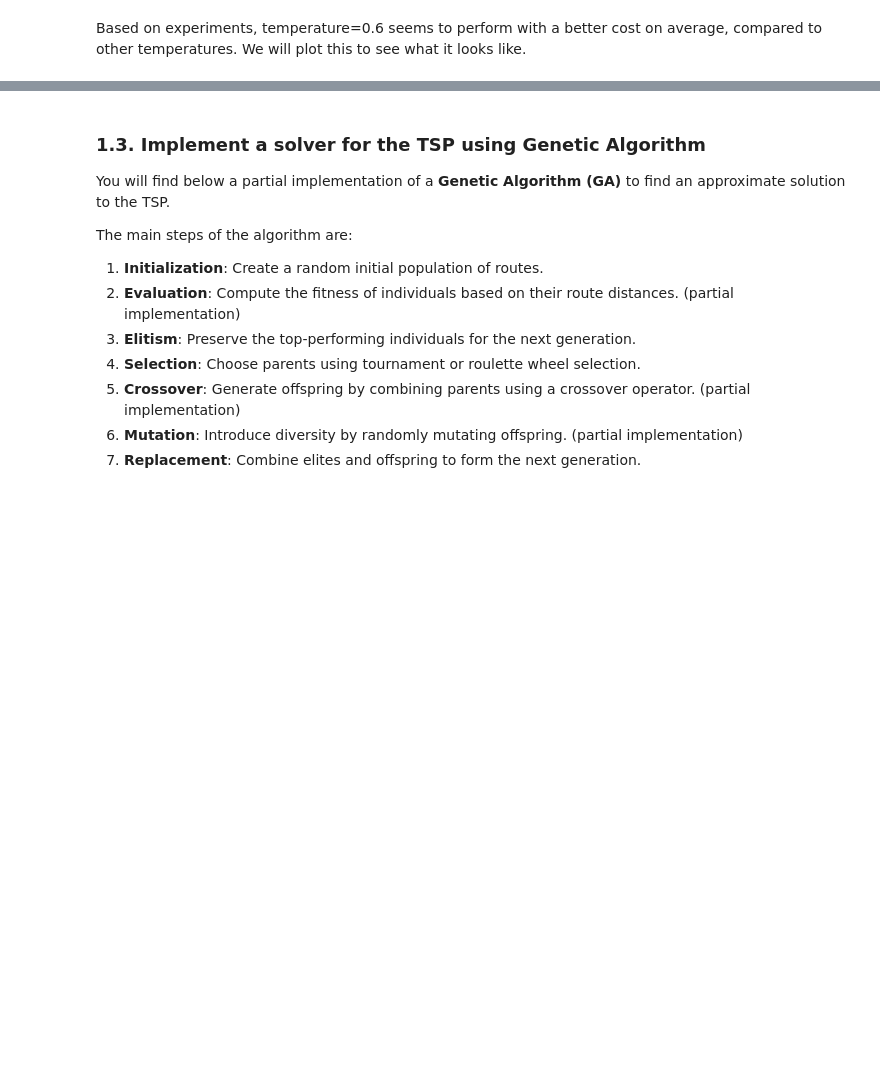
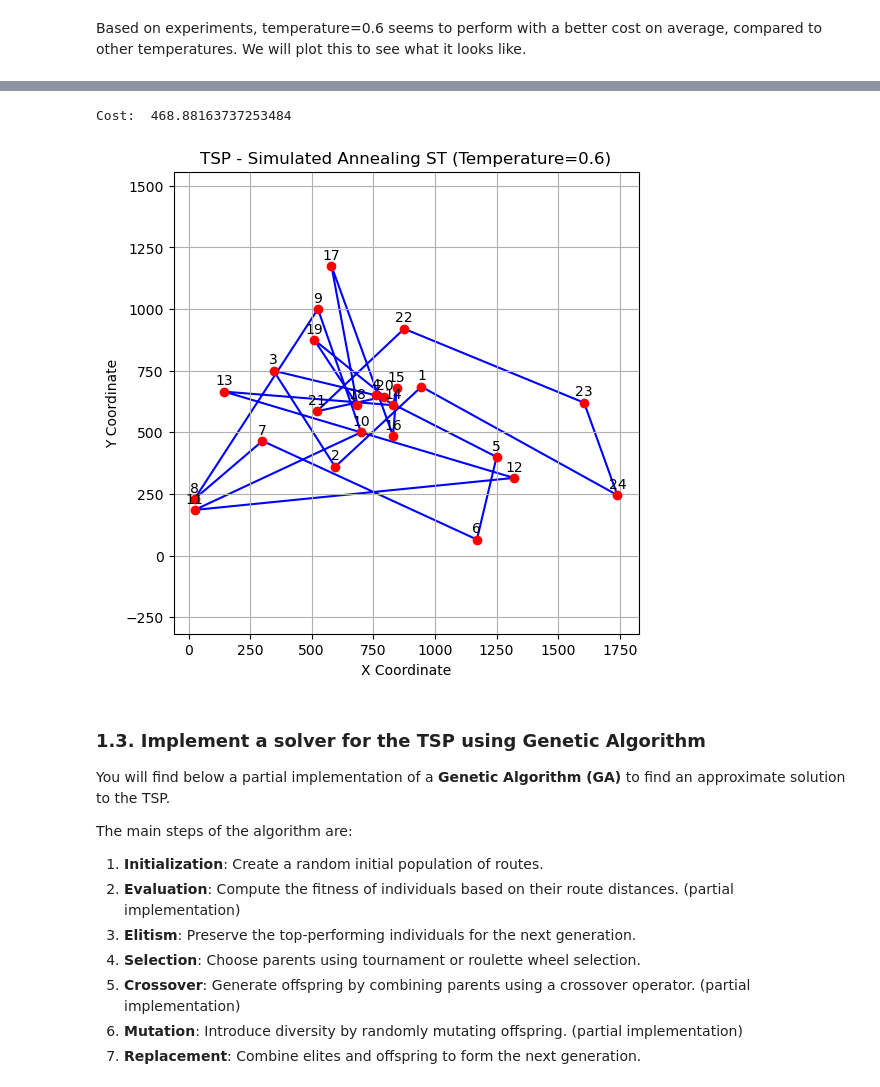
Before and after one commit to rennylee/TSP, a Jupyter notebook: csi4106_f24_a4_template.ipynb, the cells around one changed output, grey strips where cells are left out. Cells and saved outputs as stored; diff of their text form; code cells hidden in the pictures; blank space fills up the shorter version.

```diff
--- a/csi4106_f24_a4_template.ipynb
+++ b/csi4106_f24_a4_template.ipynb
@@ -691,3 +695,16 @@ plot_tsp_path(berlin52_24_4, best_temp_route, "TSP - Simulated Annealing (Temper
+# %%
+# st distance matrix
+st_distance_matix = get_distance_matrix(st70_24_4)
+
+# simulated annealin on st
+st_best_rate_route_sa, st_best_cost_sa, _, _ = simulated_annealing_do_n(st_distance_matix, initial_temperature, 0.6, 1000, 100)
+
+# plotting tour with simulated annealing with temperature = 0.6 with st
+print("Cost: ", st_best_cost_sa)
+plot_tsp_path(berlin52_24_4, st_best_rate_route_sa, "TSP - Simulated Annealing ST (Temperature=0.6)")
+# %% [output]
+Cost:  468.88163737253484
+[figure, added]
 # %% [markdown]
 ### 1.3. Implement a solver for the TSP using Genetic Algorithm
 
```
Also changed, not shown: parts of 21 cells of this notebook.
